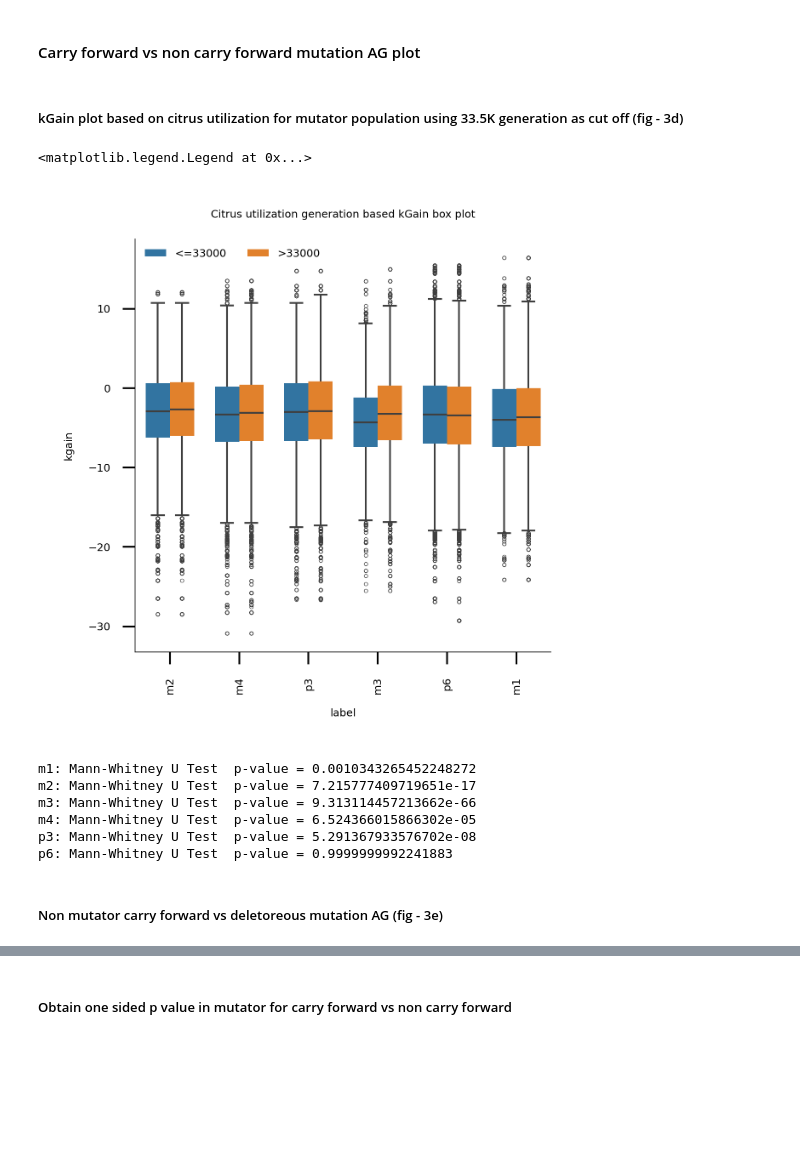
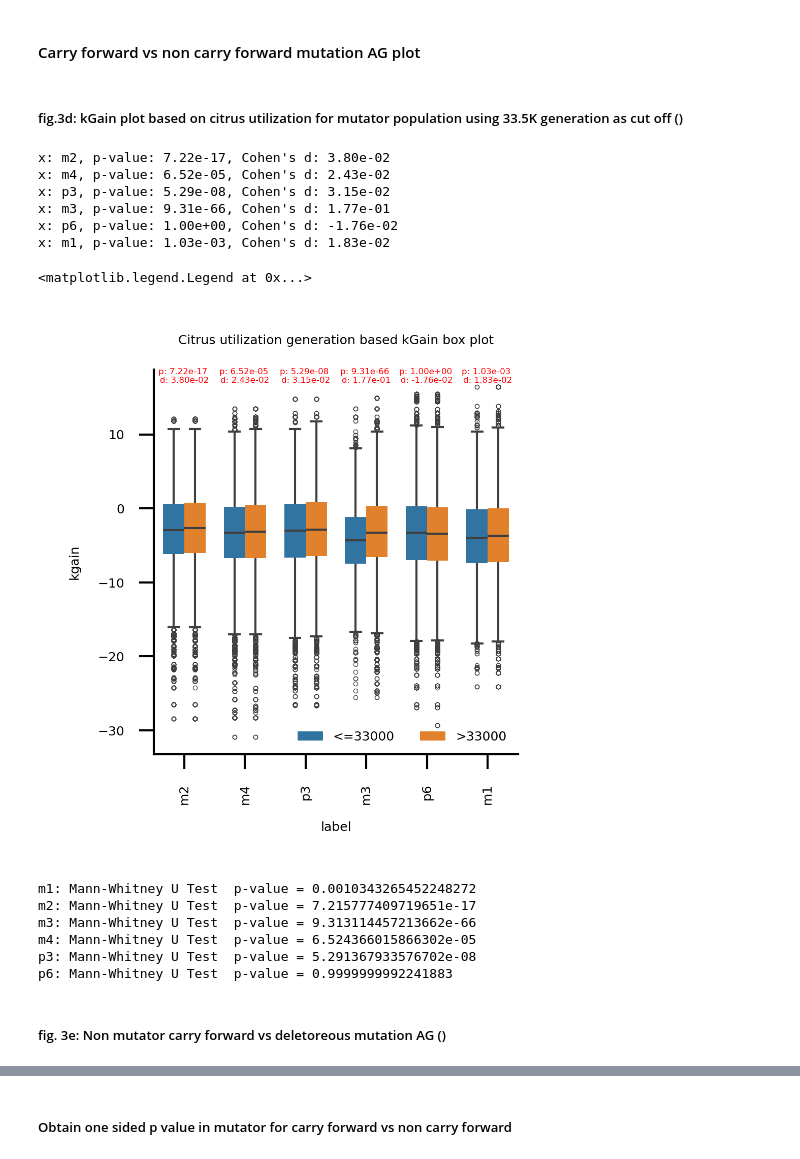
Before and after one commit to cellsemantics/Oligo_Promotion, a Jupyter notebook: figure/main figures/fig3/fig3.ipynb, the cells around one changed output, grey strips where cells are left out. Drawn from its saved outputs; the diff is of its cells as text; code cells hidden in the pictures; blank space fills up the shorter version.

```diff
--- a/figure/main figures/fig3/fig3.ipynb
+++ b/figure/main figures/fig3/fig3.ipynb
@@ -301,21 +331,29 @@ df_allele_generation["mutation type"] = np.where(df_allele_generation[ 'number_o
 # %%
 df_allele_generation.sort_values(by="mutation type", inplace=True)
 # %% [markdown]
-##### kGain plot based on citrus utilization for mutator population using 33.5K generation as cut off (fig - 3d)
+##### fig.3d: kGain plot based on citrus utilization for mutator population using 33.5K generation as cut off ()
 # %%
 all_mutation["citrus_utilization_gen"]= np.where(all_mutation['generation_number'] <=33000, "<=33000", '>33000')
 fig, ax = plt.subplots(1, 1, dpi = 600, figsize =(2.1,2.1))
 ax = sns.boxplot(all_mutation[all_mutation["label"].isin(mutator_list)], x = "label", y = "AG", hue = "citrus_utilization_gen", ax=ax, boxprops=dict(edgecolor="black", linewidth=0), width=0.7,linewidth=0.5, fliersize=0.15, dodge=True)
 # ax = utility.box_plot(data= all_mutation, x = 'label', y = 'AG', ax = ax)
 ax.set_title("Citrus utilization generation based kGain box plot", fontsize=3)
 ax.set_ylabel("kgain")
+ax = utility.return_box_with_p_effect_size(ax, data = all_mutation[all_mutation["label"].isin(mutator_list)], x_columns = 'label', y_columns = 'AG', group1_name = '>33000', group2_name = '<=33000', y_pos = 17, hue_columns='citrus_utilization_gen', fontsize=2)
+plt.tight_layout()
 ax = utility.custom_figure_axis(ax, fontsize=3, show_ticks = True)
 ax.legend(ncol=2, fontsize=3, frameon=False)
 
 #plt.savefig("../figure/citrus utilization based AG graph ecoli.pdf", dpi=600)
 # %% [output]
-<matplotlib.legend.Legend at 0x...>
+x: m2, p-value: 7.22e-17, Cohen's d: 3.80e-02
+x: m4, p-value: 6.52e-05, Cohen's d: 2.43e-02
+x: p3, p-value: 5.29e-08, Cohen's d: 3.15e-02
+x: m3, p-value: 9.31e-66, Cohen's d: 1.77e-01
+x: p6, p-value: 1.00e+00, Cohen's d: -1.76e-02
+x: m1, p-value: 1.03e-03, Cohen's d: 1.83e-02
+<matplotlib.legend.Legend at 0x...>
-[figure, old version]
+[figure, new version]
 # %%
 # Perform Mann-Whitney U test for each label separately and print the test statistics and p-values
 for label in mutator_list:
@@ -334,7 +372,7 @@ m4: Mann-Whitney U Test  p-value = 6.524366015866302e-05
 p3: Mann-Whitney U Test  p-value = 5.291367933576702e-08
 p6: Mann-Whitney U Test  p-value = 0.9999999992241883
 # %% [markdown]
-##### Non mutator carry forward vs deletoreous mutation AG (fig - 3e)
+##### fig. 3e: Non mutator carry forward vs deletoreous mutation AG ()
 # %%
 fig, ax = plt.subplots(1, 1, dpi = 600, figsize = (2.1, 2.1))
 
```
Also changed, not shown: parts of 11 cells of this notebook.
